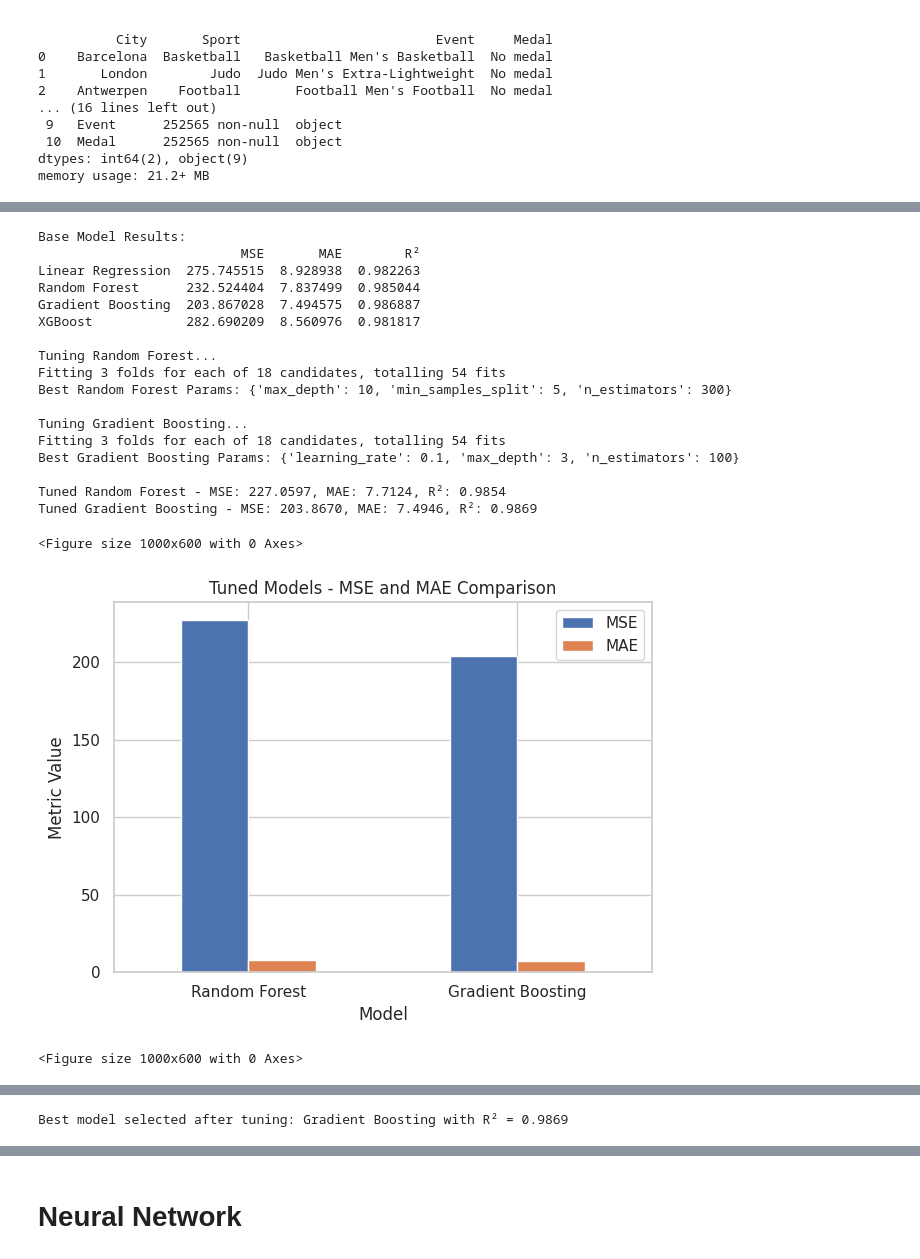
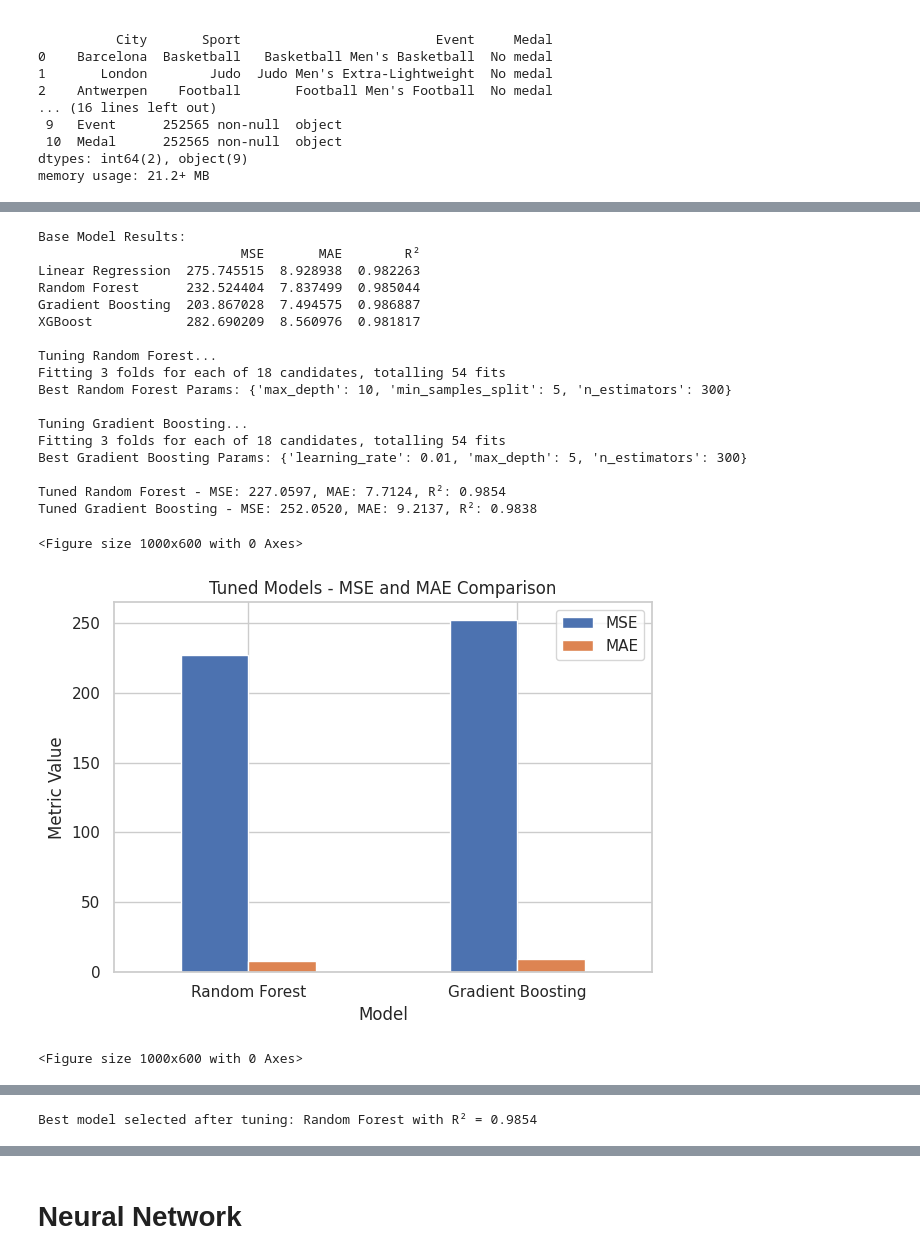
Before and after one commit to tabrezdn1/olympics-medal-prediction, a Jupyter notebook: main.ipynb, the cells around one changed output, grey strips where cells are left out. Drawn from its saved outputs; the diff is of its cells as text; code cells hidden in the pictures.

```diff
--- a/main.ipynb
+++ b/main.ipynb
@@ -1328,7 +1212,7 @@ rf_param_grid = {
 
 gb_param_grid = {
     'n_estimators': [100, 200, 300],
-    'learning_rate': [0.01, 0.1],
+    'learning_rate': [0.01, 0.001],
     'max_depth': [3, 5, 7]
 }
 
@@ -1380,39 +1264,39 @@ plt.legend(loc='upper right')
 plt.tight_layout()
 plt.show()
 
 # Step 9: Select Best Model
 # ---------------------------------------------------------------
 if gb_r2 >= rf_r2:
     final_model = best_gb
     best_model_name = "Gradient Boosting"
 else:
     final_model = best_rf
     best_model_name = "Random Forest"
 
 print(f"\nBest model selected after tuning: {best_model_name} with R² = {max(gb_r2, rf_r2):.4f}")
 # %% [output]
 Base Model Results:
                           MSE       MAE        R²
 Linear Regression  275.745515  8.928938  0.982263
 Random Forest      232.524404  7.837499  0.985044
 Gradient Boosting  203.867028  7.494575  0.986887
 XGBoost            282.690209  8.560976  0.981817
 
 Tuning Random Forest...
 Fitting 3 folds for each of 18 candidates, totalling 54 fits
 Best Random Forest Params: {'max_depth': 10, 'min_samples_split': 5, 'n_estimators': 300}
 
 Tuning Gradient Boosting...
 Fitting 3 folds for each of 18 candidates, totalling 54 fits
-Best Gradient Boosting Params: {'learning_rate': 0.1, 'max_depth': 3, 'n_estimators': 100}
+Best Gradient Boosting Params: {'learning_rate': 0.01, 'max_depth': 5, 'n_estimators': 300}
 
 Tuned Random Forest - MSE: 227.0597, MAE: 7.7124, R²: 0.9854
-Tuned Gradient Boosting - MSE: 203.8670, MAE: 7.4946, R²: 0.9869
+Tuned Gradient Boosting - MSE: 252.0520, MAE: 9.2137, R²: 0.9838
 <Figure size 1000x600 with 0 Axes>
-[figure, old version]
+[figure, new version]
 <Figure size 1000x600 with 0 Axes>
 [figure]
-Best model selected after tuning: Gradient Boosting with R² = 0.9869
+Best model selected after tuning: Random Forest with R² = 0.9854
 # %%
 # Step 10: SHAP Analysis
 # ---------------------------------------------------------------
```
Also changed, not shown: parts of 13 cells of this notebook.
